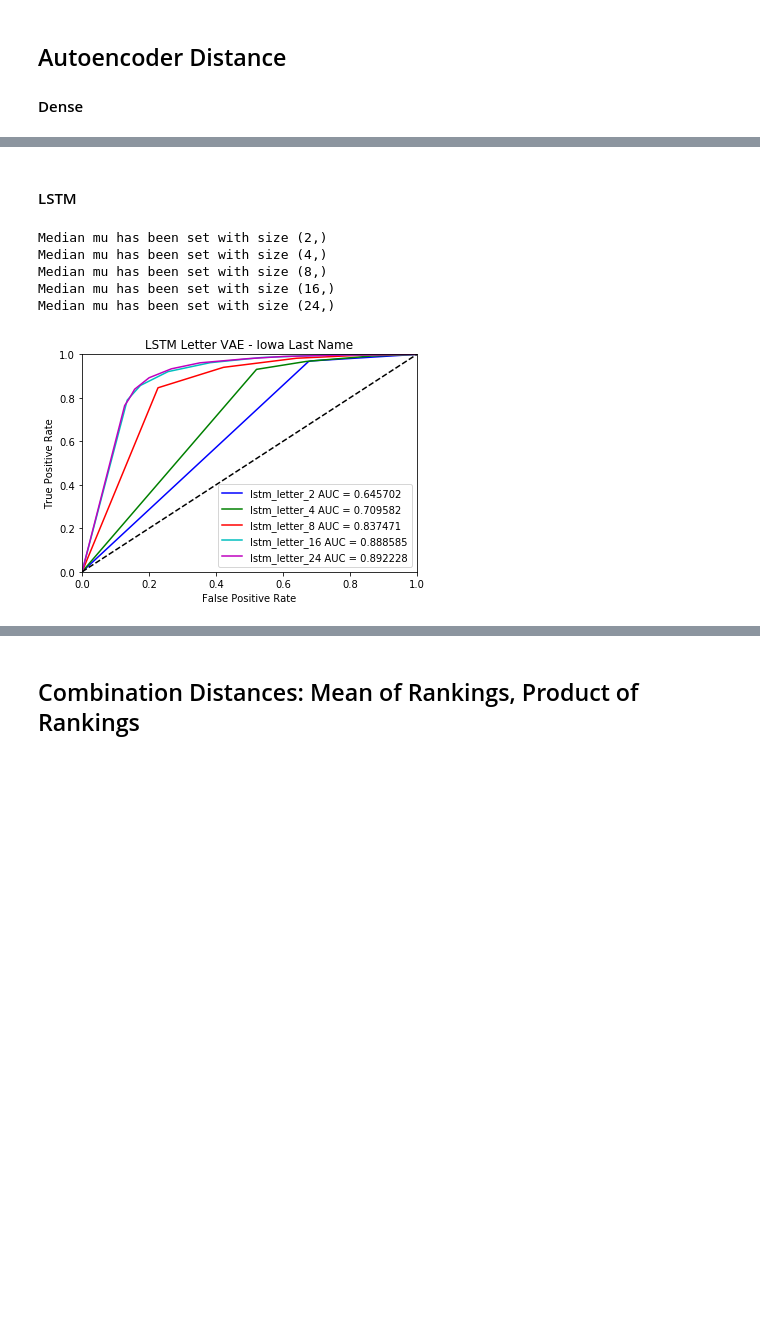
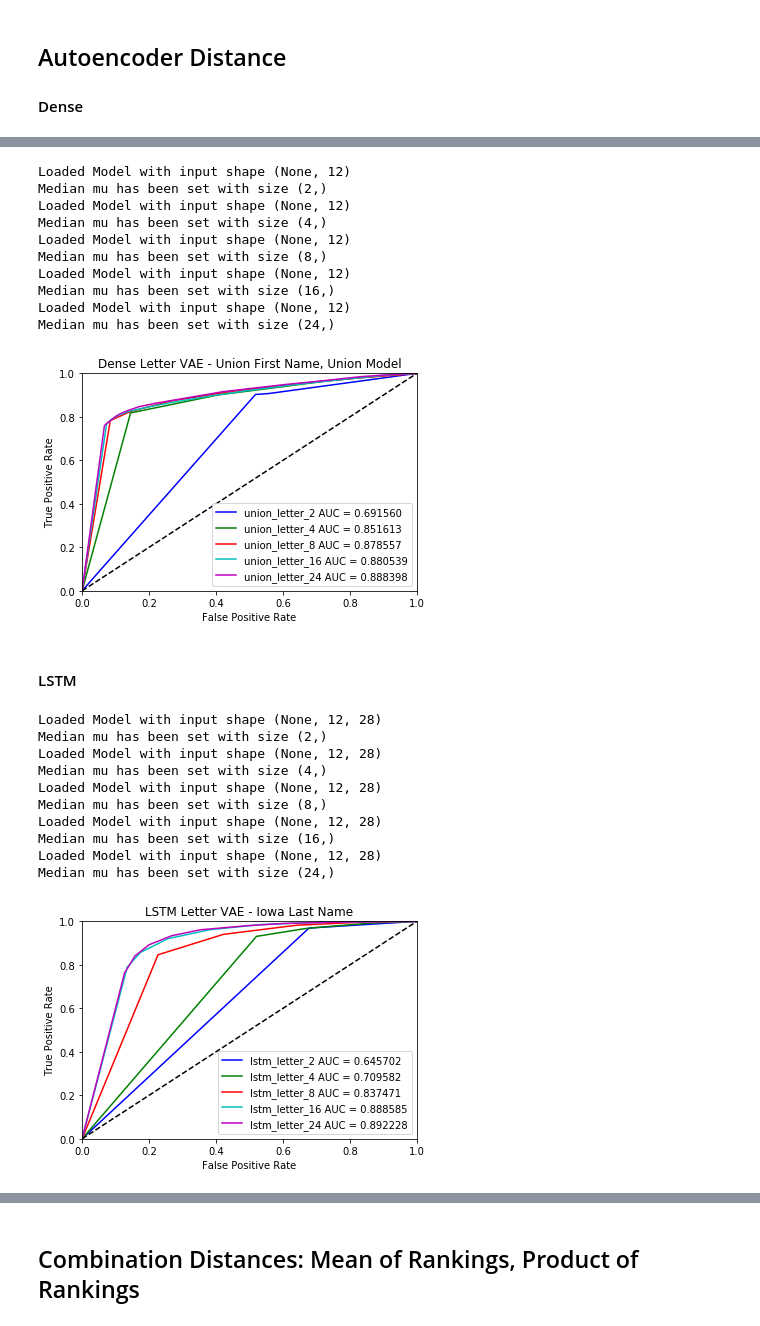
Before and after one commit to kailin-lu/recordlinker, a Jupyter notebook: notebooks/AccuracyComparison.ipynb, the cells around one changed output, grey strips where cells are left out. Drawn from its saved outputs; the diff is of its cells as text; code cells hidden in the pictures; blank space fills up the shorter version.

```diff
--- a/notebooks/AccuracyComparison.ipynb
+++ b/notebooks/AccuracyComparison.ipynb
@@ -361,5 +365,47 @@ Median mu has been set with size (16,)
 Median mu has been set with size (24,)
 [figure]
+# %%
+MAX_LENGTH = 12
+EMBED_TYPE = 'letters'
+dense_latent = [2,4,8,16,24]
+
+union_trainA = create_training_set(union,
+                                  'first1',
+                                   max_length=MAX_LENGTH,
+                                   embed_type=EMBED_TYPE,
+                                   normalize=True)
+union_trainB = create_training_set(union,
+                                  'first2',
+                                  max_length=MAX_LENGTH,
+                                  embed_type=EMBED_TYPE,
+                                  normalize=True)
+
+union_cols = []
+for latent in dense_latent:
+    MODEL_PATH = '/Users/kailinlu/Desktop/QMSSWork/RecordLinking/models/dense_letter_{}_union_first/encoder.h5'.format(latent)
+
+    dense_binary_encoder = BinaryEncoder(model_path=MODEL_PATH)
+    dense_binary_encoder.calculate_median_mu(union_trainA)
+
+    encodedA_union = dense_binary_encoder.binary_encode(union_trainA)
+    encodedB_union = dense_binary_encoder.binary_encode(union_trainB)
+
+    union_cols.append('union_letter_{}'.format(latent))
+    union['union_letter_{}'.format(latent)] = recordlinker.blocking.normalized_l1(encodedA_union, encodedB_union)
+
+plot_roc(union, union_cols, title='Dense Letter VAE - Union First Name, Union Model')
+# %% [output]
+Loaded Model with input shape (None, 12)
+Median mu has been set with size (2,)
+Loaded Model with input shape (None, 12)
+Median mu has been set with size (4,)
+Loaded Model with input shape (None, 12)
+Median mu has been set with size (8,)
+Loaded Model with input shape (None, 12)
+Median mu has been set with size (16,)
+Loaded Model with input shape (None, 12)
+Median mu has been set with size (24,)
+[figure, added]
 # %% [markdown]
 #### LSTM
 # %%
@@ -394,9 +440,14 @@ for latent in dense_latent:
 
 plot_roc(iowa,lstm_cols, title='LSTM Letter VAE - Iowa Last Name')
 # %% [output]
+Loaded Model with input shape (None, 12, 28)
 Median mu has been set with size (2,)
+Loaded Model with input shape (None, 12, 28)
 Median mu has been set with size (4,)
+Loaded Model with input shape (None, 12, 28)
 Median mu has been set with size (8,)
+Loaded Model with input shape (None, 12, 28)
 Median mu has been set with size (16,)
+Loaded Model with input shape (None, 12, 28)
 Median mu has been set with size (24,)
 [figure]
```
Also changed, not shown: parts of 11 cells of this notebook, 1 other file.
